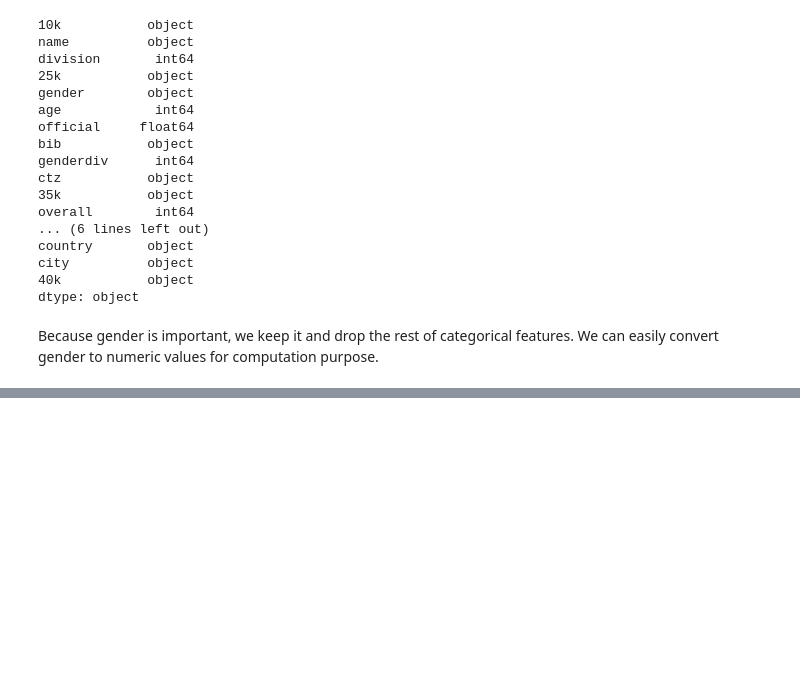
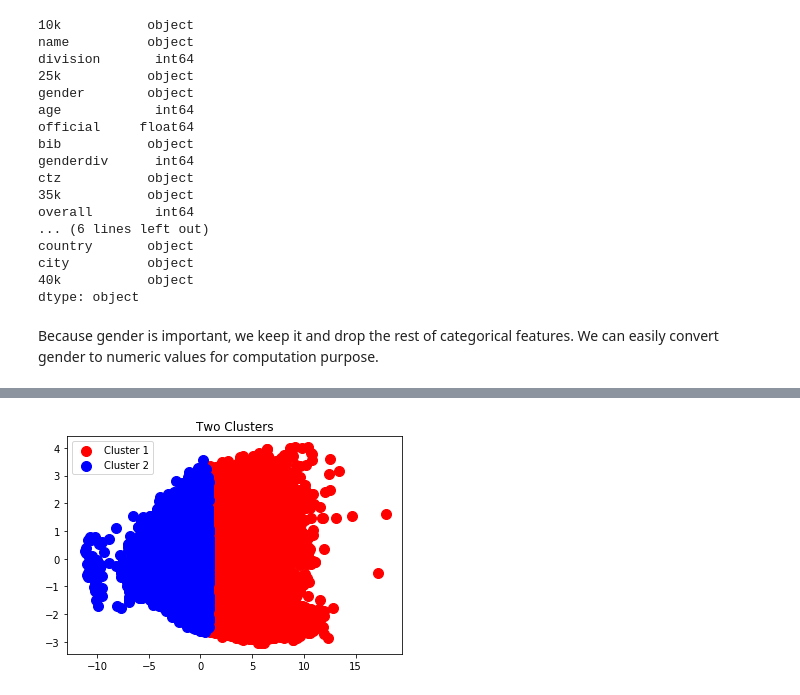
Before and after one commit to fazel74/Thinkful, a Jupyter notebook: 32.10.Unsupervised-Learning-Challenge.ipynb, the cells around one changed output, grey strips where cells are left out. Drawn from its saved outputs; the diff is of its cells as text; code cells hidden in the pictures; blank space fills up the shorter version.

```diff
--- a/32.10.Unsupervised-Learning-Challenge.ipynb
+++ b/32.10.Unsupervised-Learning-Challenge.ipynb
@@ -324,0 +174,7 @@ scores:
+# %%
+# Set input
+X = df_2014
+
+# Standarizing the features
+scaler = StandardScaler()
+X_std = scaler.fit_transform(X)
@@ -324,0 +197,5 @@ scores:
+# %%
+# Fit PCA
+pca = PCA(n_components=2, random_state=123)
+X_pca = pca.fit_transform(X_std)
+print('Shape of the new Data pca: ' + str(X_pca.shape))
@@ -324,0 +204,3 @@ scores:
+# %%
+# Save pca results in a variable
+X_pca_l = pd.DataFrame(X_pca, columns = ['label1','label2'])
@@ -324,0 +228,22 @@ scores:
+# %%
+# Fit the model
+clusters = KMeans(n_clusters=2, random_state=123)
+preds = clusters.fit_predict(X_pca)
+X_pred = df_2014.copy()
+X_pred['cluster_assignment'] = preds
+
+X_pca_l['cluster_assignment'] = preds
+
+cluster_dataframes = {}
+cluster_dataframes[0] = X_pred.loc[X_pred['cluster_assignment'] == 0] # First cluster
+cluster_dataframes[1] = X_pred.loc[X_pred['cluster_assignment'] == 1] # Second cluster
+# %%
+#Visualizing the solution of two clusters
+
+plt.scatter(X_pca_l.label1[X_pca_l['cluster_assignment'] == 0], X_pca_l.label2[X_pca_l['cluster_assignment'] == 0], s = 100, c = 'red', label = 'Cluster 1')
+plt.scatter(X_pca_l.label1[X_pca_l['cluster_assignment'] == 1], X_pca_l.label2[X_pca_l['cluster_assignment'] == 1], s = 100, c = 'blue', label = 'Cluster 2')
+plt.title('Two Clusters')
+plt.legend()
+plt.show()
+# %% [output]
+[figure, added]
```
Also changed, not shown: parts of 42 cells of this notebook.
